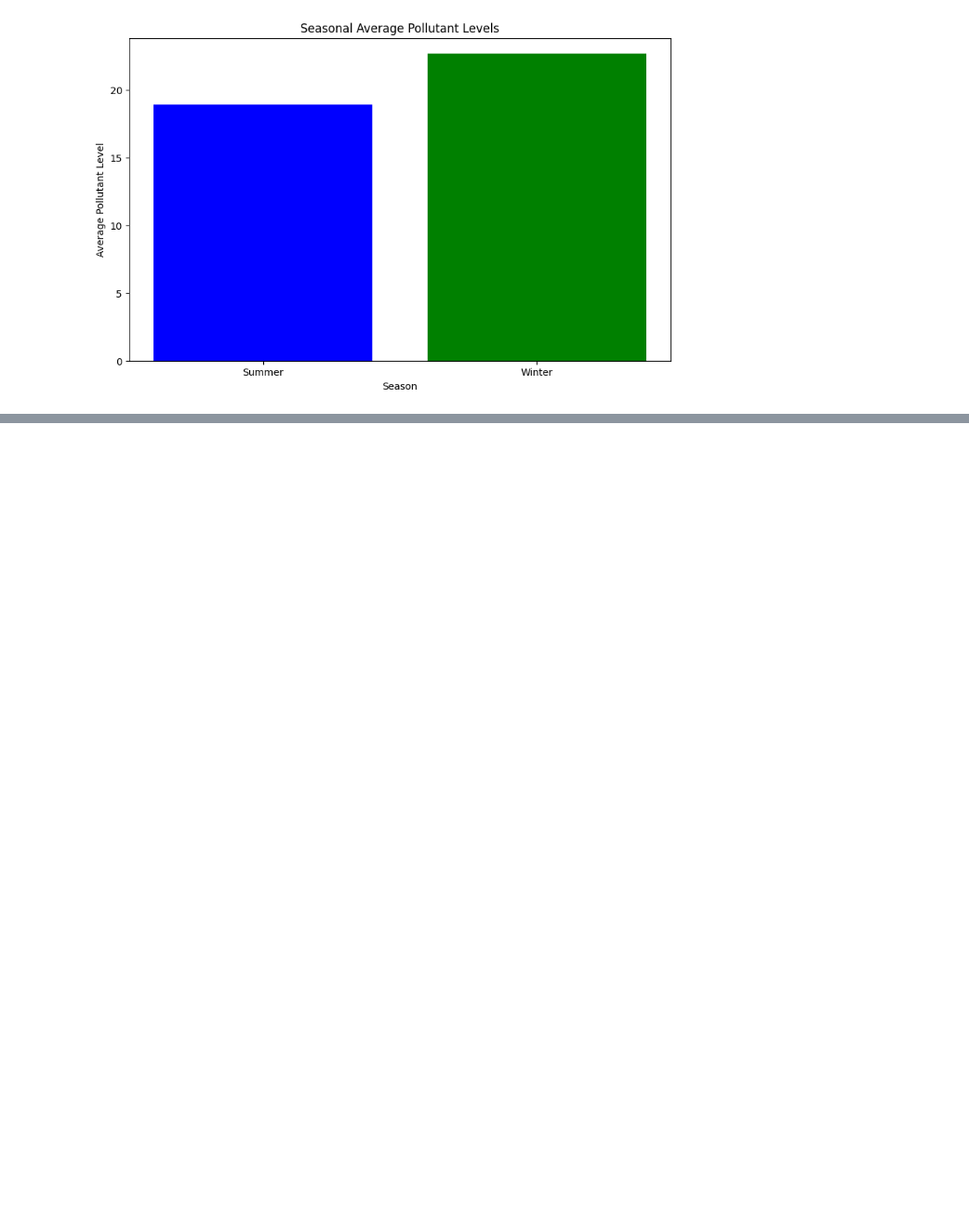
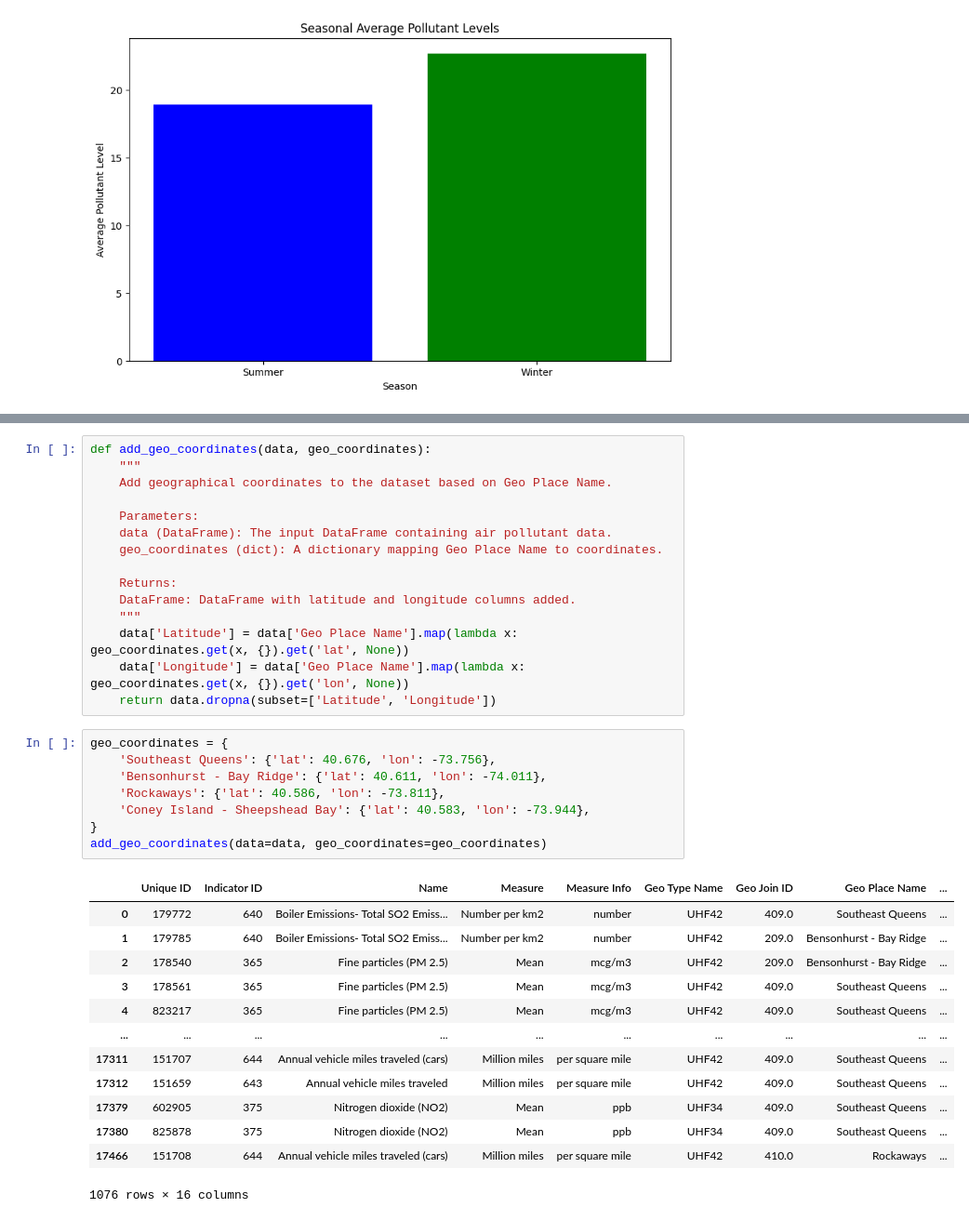
Before and after one commit to Esubaalew/AirQualityAnalysisN, a Jupyter notebook: analyze.ipynb, the cells around one changed output, grey strips where cells are left out. Shown at 93% size. Saved outputs shown, nothing was run; the diff lists cells and outputs as text; blank space fills up the shorter version.

```diff
--- a/analyze.ipynb
+++ b/analyze.ipynb
@@ -265,0 +321,37 @@ plot_seasonal_trends(path)
+# %%
+def add_geo_coordinates(data, geo_coordinates):
+    """
+    Add geographical coordinates to the dataset based on Geo Place Name.
+
+    Parameters:
+    data (DataFrame): The input DataFrame containing air pollutant data.
+    geo_coordinates (dict): A dictionary mapping Geo Place Name to coordinates.
+
+    Returns:
+    DataFrame: DataFrame with latitude and longitude columns added.
+    """
+    data['Latitude'] = data['Geo Place Name'].map(lambda x: geo_coordinates.get(x, {}).get('lat', None))
+    data['Longitude'] = data['Geo Place Name'].map(lambda x: geo_coordinates.get(x, {}).get('lon', None))
+    return data.dropna(subset=['Latitude', 'Longitude'])
+# %%
+geo_coordinates = {
+    'Southeast Queens': {'lat': 40.676, 'lon': -73.756},
+    'Bensonhurst - Bay Ridge': {'lat': 40.611, 'lon': -74.011},
+    'Rockaways': {'lat': 40.586, 'lon': -73.811},
+    'Coney Island - Sheepshead Bay': {'lat': 40.583, 'lon': -73.944},
+}
+add_geo_coordinates(data=data, geo_coordinates=geo_coordinates)
+# %% [output]
+|  | Unique ID | Indicator ID | Name | Measure | Measure Info | Geo Type Name | Geo Join ID | Geo Place Name | ... |
+| 0 | 179772 | 640 | Boiler Emissions- Total SO2 Emiss... | Number per km2 | number | UHF42 | 409.0 | Southeast Queens | ... |
+| 1 | 179785 | 640 | Boiler Emissions- Total SO2 Emiss... | Number per km2 | number | UHF42 | 209.0 | Bensonhurst - Bay Ridge | ... |
+| 2 | 178540 | 365 | Fine particles (PM 2.5) | Mean | mcg/m3 | UHF42 | 209.0 | Bensonhurst - Bay Ridge | ... |
+| 3 | 178561 | 365 | Fine particles (PM 2.5) | Mean | mcg/m3 | UHF42 | 409.0 | Southeast Queens | ... |
+| 4 | 823217 | 365 | Fine particles (PM 2.5) | Mean | mcg/m3 | UHF42 | 409.0 | Southeast Queens | ... |
+| ... | ... | ... | ... | ... | ... | ... | ... | ... | ... |
+| 17311 | 151707 | 644 | Annual vehicle miles traveled (cars) | Million miles | per square mile | UHF42 | 409.0 | Southeast Queens | ... |
+| 17312 | 151659 | 643 | Annual vehicle miles traveled | Million miles | per square mile | UHF42 | 409.0 | Southeast Queens | ... |
+| 17379 | 602905 | 375 | Nitrogen dioxide (NO2) | Mean | ppb | UHF34 | 409.0 | Southeast Queens | ... |
+| 17380 | 825878 | 375 | Nitrogen dioxide (NO2) | Mean | ppb | UHF34 | 409.0 | Southeast Queens | ... |
+| 17466 | 151708 | 644 | Annual vehicle miles traveled (cars) | Million miles | per square mile | UHF42 | 410.0 | Rockaways | ... |
+1076 rows × 16 columns
```
Also changed, not shown: parts of 6 cells of this notebook.
